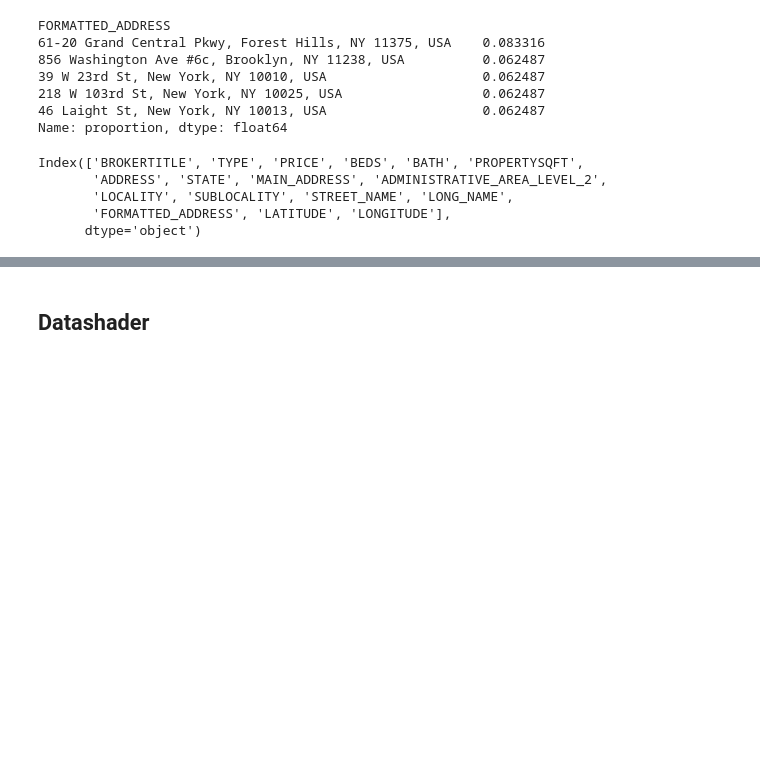
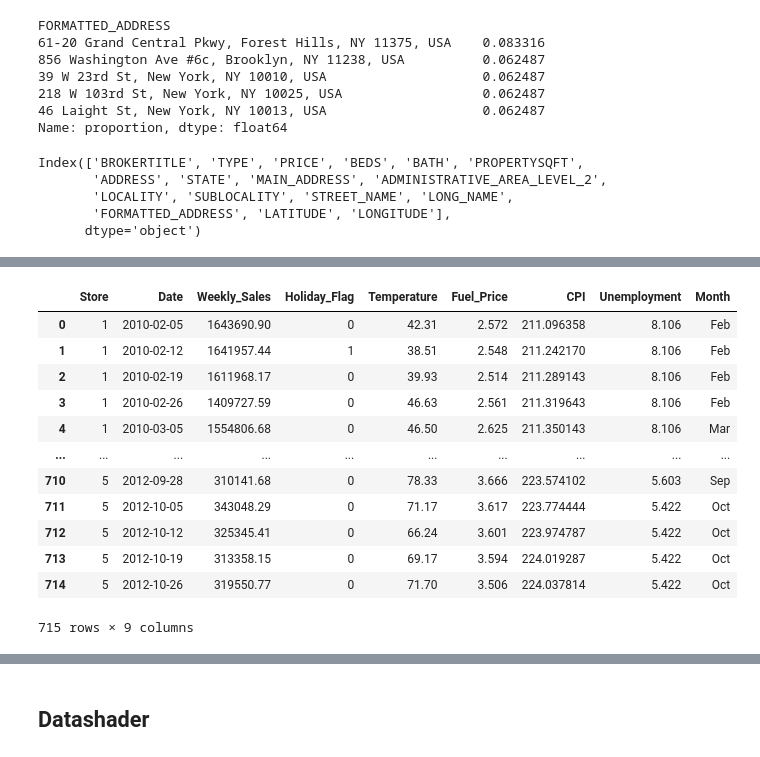
Before and after one commit to conorhamill36/viz_packages, a Jupyter notebook: notebooks/01_data_viz_libraries.ipynb, the cells around one changed output, grey strips where cells are left out. Drawn from its saved outputs; the diff is of its cells as text; code cells hidden in the pictures; blank space fills up the shorter version.

Commit message:
second great_tables example

```diff
--- a/notebooks/01_data_viz_libraries.ipynb
+++ b/notebooks/01_data_viz_libraries.ipynb
@@ -534,3 +534,9 @@ GT(pd.concat(
 | The Bronx | 2 | 1 | 1,450 | $295,000.00 | 5 |
 | United States | 3 | 2 | 2,184 | $880,000.00 | 37 |
 | Source: https://www.kaggle.com/da... |  |  |  |  |  |
+# %%
+WALMART_SALES_FILE = "../data/Walmart_sales.csv"
+# %%
+df_sales = pd.read_csv(WALMART_SALES_FILE)
+# %%
+df_sales["Date"] = pd.to_datetime(df_sales["Date"], format="%d-%m-%Y")
@@ -536,0 +564,16 @@ GT(pd.concat(
+# %%
+df_sales.sort_values(by=["Store", "Date"])
+# %% [output]
+|  | Store | Date | Weekly_Sales | Holiday_Flag | Temperature | Fuel_Price | CPI | Unemployment | Month |
+| 0 | 1 | 2010-02-05 | 1643690.90 | 0 | 42.31 | 2.572 | 211.096358 | 8.106 | Feb |
+| 1 | 1 | 2010-02-12 | 1641957.44 | 1 | 38.51 | 2.548 | 211.242170 | 8.106 | Feb |
+| 2 | 1 | 2010-02-19 | 1611968.17 | 0 | 39.93 | 2.514 | 211.289143 | 8.106 | Feb |
+| 3 | 1 | 2010-02-26 | 1409727.59 | 0 | 46.63 | 2.561 | 211.319643 | 8.106 | Feb |
+| 4 | 1 | 2010-03-05 | 1554806.68 | 0 | 46.50 | 2.625 | 211.350143 | 8.106 | Mar |
+| ... | ... | ... | ... | ... | ... | ... | ... | ... | ... |
+| 710 | 5 | 2012-09-28 | 310141.68 | 0 | 78.33 | 3.666 | 223.574102 | 5.603 | Sep |
+| 711 | 5 | 2012-10-05 | 343048.29 | 0 | 71.17 | 3.617 | 223.774444 | 5.422 | Oct |
+| 712 | 5 | 2012-10-12 | 325345.41 | 0 | 66.24 | 3.601 | 223.974787 | 5.422 | Oct |
+| 713 | 5 | 2012-10-19 | 313358.15 | 0 | 69.17 | 3.594 | 224.019287 | 5.422 | Oct |
+| 714 | 5 | 2012-10-26 | 319550.77 | 0 | 71.70 | 3.506 | 224.037814 | 5.422 | Oct |
+715 rows × 9 columns
```
Also changed, not shown: parts of 13 cells of this notebook.
